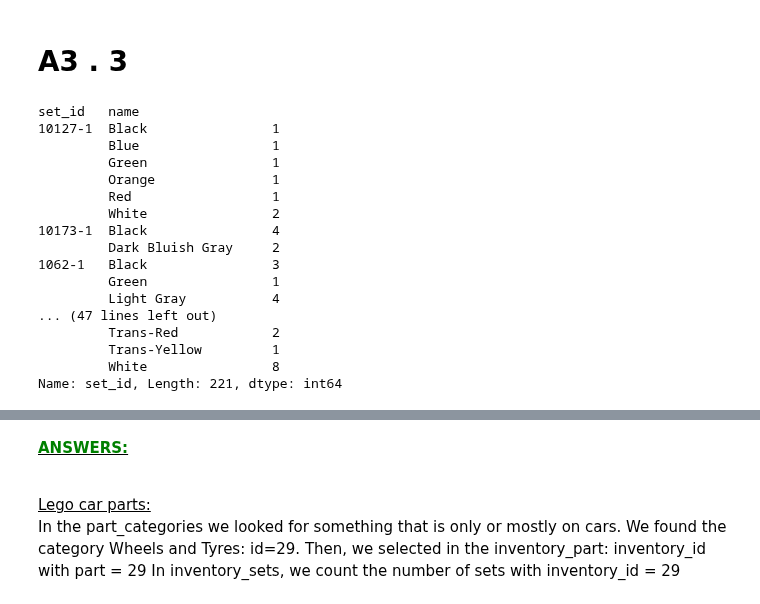
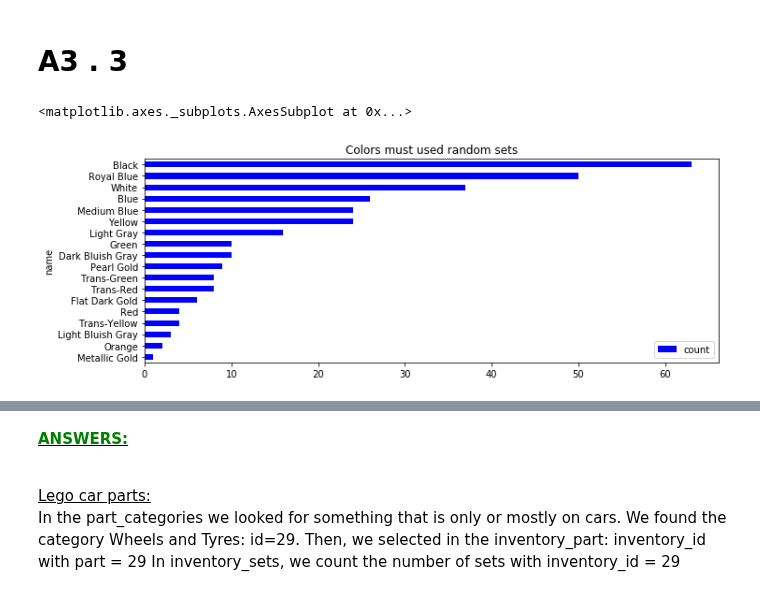
Before and after one commit to Apiquet/ADA_EPFL, a Jupyter notebook: ADA2018-Homework-master/01 - Pandas and Data Wrangling/Exercise 1.ipynb, the cells around one changed output, grey strips where cells are left out. Cells and saved outputs as stored; diff of their text form; code cells hidden in the pictures.

Commit message:
Fixing re and adding colors dominance

```diff
--- a/ADA2018-Homework-master/01 - Pandas and Data Wrangling/Exercise 1.ipynb
+++ b/ADA2018-Homework-master/01 - Pandas and Data Wrangling/Exercise 1.ipynb
@@ -253,49 +259,48 @@ ax = df.plot.barh()
 #cast ids to string
 sets.id = sets.id.astype(str)
 inventory_sets.inventory_id = inventory_sets.inventory_id.astype(str)
 inventory_parts.inventory_id = inventory_parts.inventory_id.astype(str)
 
 #merging sets and inventory sets. Using right join to fetch only the existing id in inventory_sets
-merge_sets_Inventory = pd.merge(sets, inventory_sets, how='right',left_on=['id'], right_on=['set_id'])
+merge_sets_Inventory = pd.merge(sets, inventory_sets, how='outer',left_on=['id'], right_on=['set_id'])
 merge_sets_Inventory_filtered = pd.DataFrame()
 merge_sets_Inventory_filtered['set_id'] = merge_sets_Inventory.set_id
 merge_sets_Inventory_filtered['inventory_id'] = merge_sets_Inventory.inventory_id
 merge_sets_Inventory_filtered['quantity'] = merge_sets_Inventory.quantity
 
 #removing where there is quantity < 1
 set_inventory_quantity = merge_sets_Inventory_filtered[(merge_sets_Inventory_filtered['quantity'] > 0)]
 
 #merging until colors dataframe
-inventory_inventory = pd.merge(inventory_parts, set_inventory_quantity, how='outer',on=['inventory_id'])
+inventory_inventory = pd.merge(inventory_parts, set_inventory_quantity, how='right',on=['inventory_id'])
 inventory_inventory = inventory_inventory.dropna()
 inventory_color = pd.merge(inventory_inventory, colors, how='outer',left_on=['color_id'], right_on=['id'])
 inventory_color_filtered = pd.DataFrame()
 inventory_color_filtered['set_id'] = inventory_color.set_id
 inventory_color_filtered['name'] = inventory_color.name
 
 #Removing No Color and Unknown color from the dataframe
 inventory_color_filtered = inventory_color_filtered[inventory_color_filtered['name'] != '[No Color]' ]
 inventory_color_filtered = inventory_color_filtered[inventory_color_filtered['name'] != 'Unknown' ]
 
 #grouping by set_ids and colors
 groupby_sets = inventory_color_filtered.groupby(['set_id','name']).set_id.count()
 #Displaying dataframe
 groupby_sets
+#inventory_inventory
+#len(set_inventory_quantity.inventory_id.unique())
+
+#keeping only the color the most used per set
+groupby_sets = inventory_color_filtered.groupby(['set_id','name']).set_id.count().reset_index(name="count")
+groupby_sets.sort_values('count',ascending=False)
+#counting the number of color apparition
+groupby_sets=groupby_sets.groupby('name').agg({'count':'sum'})
+groupby_sets.sort_values('count')
+#diplaying color graph
+color_index = groupby_sets.index.values
+#some colors are not accepted by the plot function like 'Metallic Gold' so we can't display each bar
+#in function of the color name
+groupby_sets.sort_values('count').head(20).plot(color='Blue',kind='barh',title='Colors must used random sets', figsize=(11, 4))
 # %% [output]
-set_id   name
-10127-1  Black                1
-         Blue                 1
-         Green                1
-         Orange               1
-         Red                  1
-         White                2
-10173-1  Black                4
-         Dark Bluish Gray     2
-1062-1   Black                3
-         Green                1
-         Light Gray           4
-... (47 lines left out)
-         Trans-Red            2
-         Trans-Yellow         1
-         White                8
-Name: set_id, Length: 221, dtype: int64
+<matplotlib.axes._subplots.AxesSubplot at 0x...>
+[figure, added]
```
Also changed, not shown: parts of 3 cells of this notebook.
